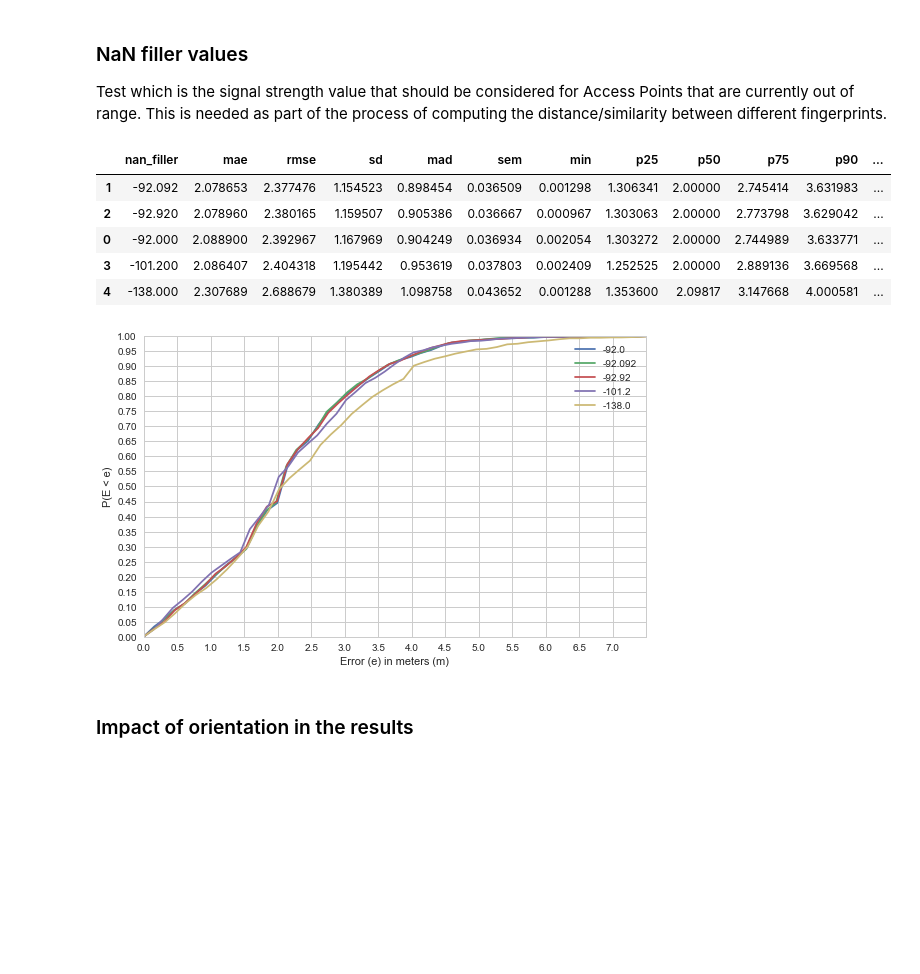
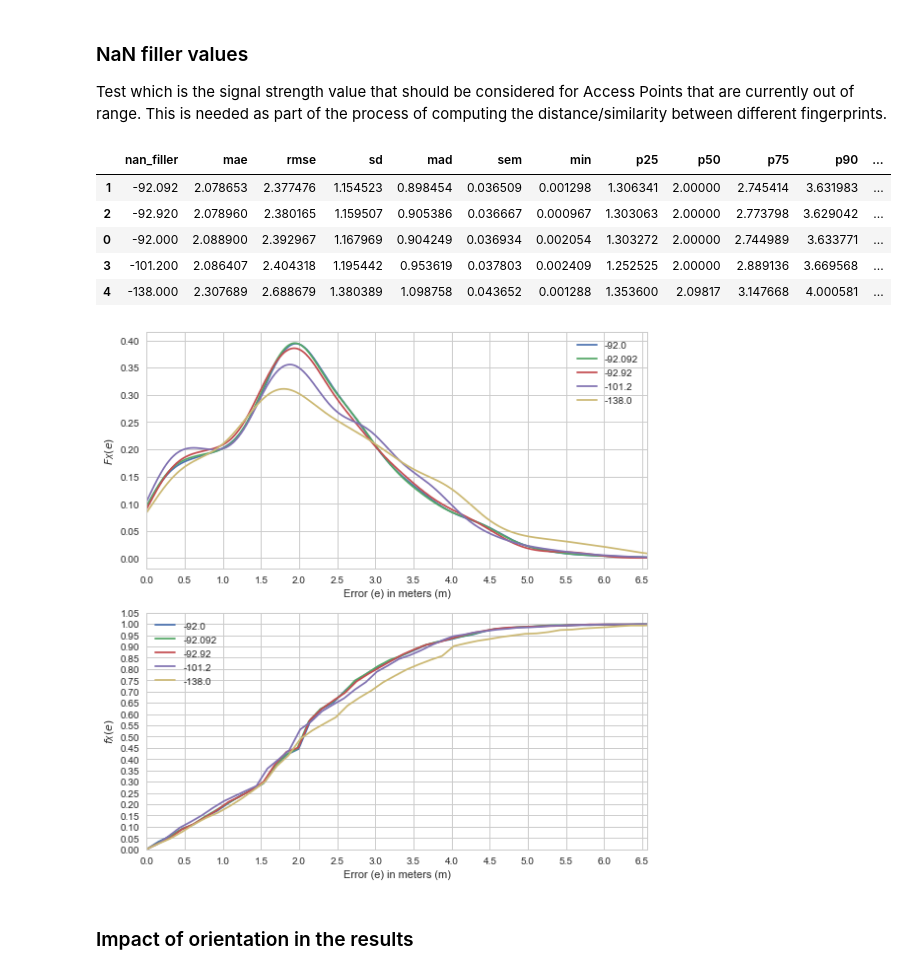
Before and after one commit to YanuX-Framework/YanuX-Cruncher, a Jupyter notebook: WifiFingerprintingExperiments.ipynb, the cells around one changed output. Drawn from its saved outputs; the diff is of its cells as text; code cells hidden in the pictures; blank space fills up the shorter version.

```diff
--- a/WifiFingerprintingExperiments.ipynb
+++ b/WifiFingerprintingExperiments.ipynb
@@ -619,72 +570,49 @@ plt.show()
 ### NaN filler values
 Test which is the signal strength value that should be considered for Access Points that are currently out of range. This is needed as part of the process of computing the distance/similarity between different fingerprints.
 # %%
-fig, ax = plt.subplots(figsize=(8, 5))
-
 n_neighbors=15
 weights="distance"
 metric="braycurtis"
-nan_filler = [default_data_scenario[mac_addresses].min().min(),
-              default_data_scenario[mac_addresses].min().min()*1.001,
-              default_data_scenario[mac_addresses].min().min()*1.010,
-              default_data_scenario[mac_addresses].min().min()*1.100,
-              default_data_scenario[mac_addresses].min().min()*1.500]
-
+min_rssi_value = default_data_scenario[mac_addresses].min().min()
+nan_fillers = [min_rssi_value,min_rssi_value*1.001,min_rssi_value*1.010,min_rssi_value*1.100,min_rssi_value*1.500]
 scaler = preprocessing.StandardScaler()
 cross_validation = LeaveOneGroupOut()
-
-# Just a metrics accumulator
+# Results and metrics accumulators
+results = {}
 metrics = []
-for nf in nan_filler:
+for nf in nan_fillers:
     curr_data = default_data_scenario.fillna(nf)
     curr_result = knn_experiment_cv(curr_data,
                                     cross_validation.split(curr_data[mac_addresses],
                                                            curr_data[coord_cols],
                                                            groups=default_data_scenario_groups),
                                     mac_addresses,
                                     coord_cols,
                                     scaler=scaler,
                                     algorithm="brute",
                                     n_neighbors=n_neighbors,
                                     weights=weights,
                                     metric=metric)
-
+    results[nf] = curr_result
     curr_metrics = experiment_metrics(curr_result)
     curr_metrics["nan_filler"] = nf
     metrics.append(curr_metrics)
 
-    ecdf = sm.distributions.ECDF(curr_result["error"])
-    x = np.linspace(min(curr_result["error"]), max(curr_result["error"]))
-    y = ecdf(x)
-    ax.plot(x, y, label=nf)
-
 cols = ["nan_filler"] + list(curr_metrics.keys())[:-1]
 metrics_table = pd.DataFrame(metrics, columns=cols)
 metrics_table.to_csv(output_data_directory + "/metrics-nan_filler.csv")
-
-ax.set_xlabel("Error (e) in meters (m)")
-ax.set_ylabel("P(E < e)")
-ax.xaxis.set_major_locator(MultipleLocator(0.5))
-ax.yaxis.set_major_locator(MultipleLocator(0.05))
-ax.set_xlim([0, metrics_table["max"].median()])
-ax.set_ylim([0, 1])
-
-plt.legend()
-plt.tight_layout()
-plt.savefig(output_data_directory+"/cdf-nan_filler.pdf", dpi=300)
-
 #show table
 display(metrics_table.sort_values(cols[2:]))
-#show graph
-plt.show()
+#plots
+experiment_plots(results, "plot-nan_filler.pdf")
 # %% [output]
 |  | nan_filler | mae | rmse | sd | mad | sem | min | p25 | p50 | p75 | p90 | ... |
 | 1 | -92.092 | 2.078653 | 2.377476 | 1.154523 | 0.898454 | 0.036509 | 0.001298 | 1.306341 | 2.00000 | 2.745414 | 3.631983 | ... |
 | 2 | -92.920 | 2.078960 | 2.380165 | 1.159507 | 0.905386 | 0.036667 | 0.000967 | 1.303063 | 2.00000 | 2.773798 | 3.629042 | ... |
 | 0 | -92.000 | 2.088900 | 2.392967 | 1.167969 | 0.904249 | 0.036934 | 0.002054 | 1.303272 | 2.00000 | 2.744989 | 3.633771 | ... |
 | 3 | -101.200 | 2.086407 | 2.404318 | 1.195442 | 0.953619 | 0.037803 | 0.002409 | 1.252525 | 2.00000 | 2.889136 | 3.669568 | ... |
 | 4 | -138.000 | 2.307689 | 2.688679 | 1.380389 | 1.098758 | 0.043652 | 0.001288 | 1.353600 | 2.09817 | 3.147668 | 4.000581 | ... |
-[figure, old version]
+[figure, new version]
 # %% [markdown]
 ### Impact of orientation in the results
 # %%
```
Also changed, not shown: parts of 18 cells of this notebook.
